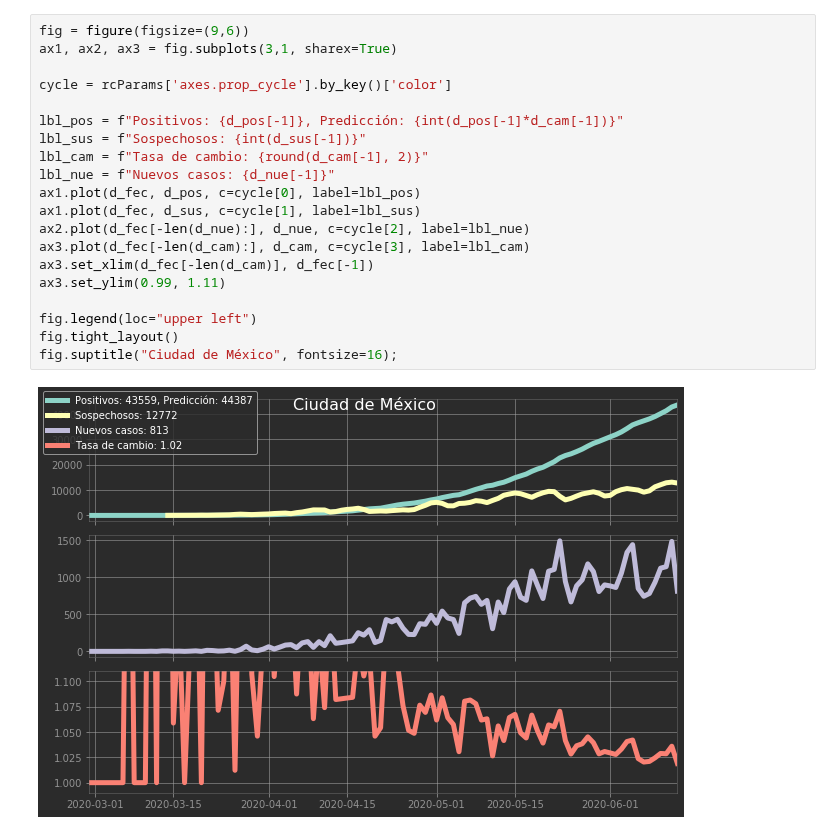
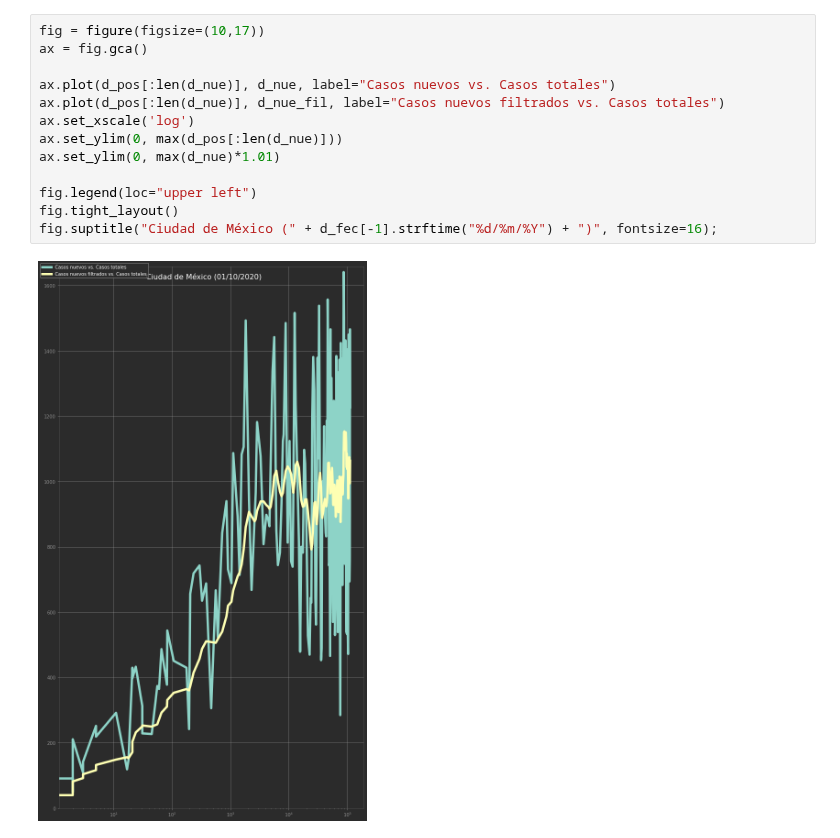
Before and after one commit to cad3na/JupyterNotebooks, a Jupyter notebook: Python/Pruebas/COVID-19 Data.ipynb, the cells around one changed output. Cells and saved outputs as stored; diff of their text form.

```diff
--- a/Python/Pruebas/COVID-19 Data.ipynb
+++ b/Python/Pruebas/COVID-19 Data.ipynb
@@ -66,22 +91,15 @@ d_nue = new(d_pos)
-# %%
-fig = figure(figsize=(9,6))
-ax1, ax2, ax3 = fig.subplots(3,1, sharex=True)
-
-cycle = rcParams['axes.prop_cycle'].by_key()['color']
-
-lbl_pos = f"Positivos: {d_pos[-1]}, Predicción: {int(d_pos[-1]*d_cam[-1])}"
-lbl_sus = f"Sospechosos: {int(d_sus[-1])}"
-lbl_cam = f"Tasa de cambio: {round(d_cam[-1], 2)}"
-lbl_nue = f"Nuevos casos: {d_nue[-1]}"
-ax1.plot(d_fec, d_pos, c=cycle[0], label=lbl_pos)
-ax1.plot(d_fec, d_sus, c=cycle[1], label=lbl_sus)
-ax2.plot(d_fec[-len(d_nue):], d_nue, c=cycle[2], label=lbl_nue)
-ax3.plot(d_fec[-len(d_cam):], d_cam, c=cycle[3], label=lbl_cam)
-ax3.set_xlim(d_fec[-len(d_cam)], d_fec[-1])
-ax3.set_ylim(0.99, 1.11)
-
-fig.legend(loc="upper left")
-fig.tight_layout()
-fig.suptitle("Ciudad de México", fontsize=16);
-# %% [output]
-[figure, removed]
+# %%
+fig = figure(figsize=(10,17))
+ax = fig.gca()
+
+ax.plot(d_pos[:len(d_nue)], d_nue, label="Casos nuevos vs. Casos totales")
+ax.plot(d_pos[:len(d_nue)], d_nue_fil, label="Casos nuevos filtrados vs. Casos totales")
+ax.set_xscale('log')
+ax.set_ylim(0, max(d_pos[:len(d_nue)]))
+ax.set_ylim(0, max(d_nue)*1.01)
+
+fig.legend(loc="upper left")
+fig.tight_layout()
+fig.suptitle("Ciudad de México (" + d_fec[-1].strftime("%d/%m/%Y") + ")", fontsize=16);
+# %% [output]
+[figure, added]
```
Also changed, not shown: parts of 8 cells of this notebook.
